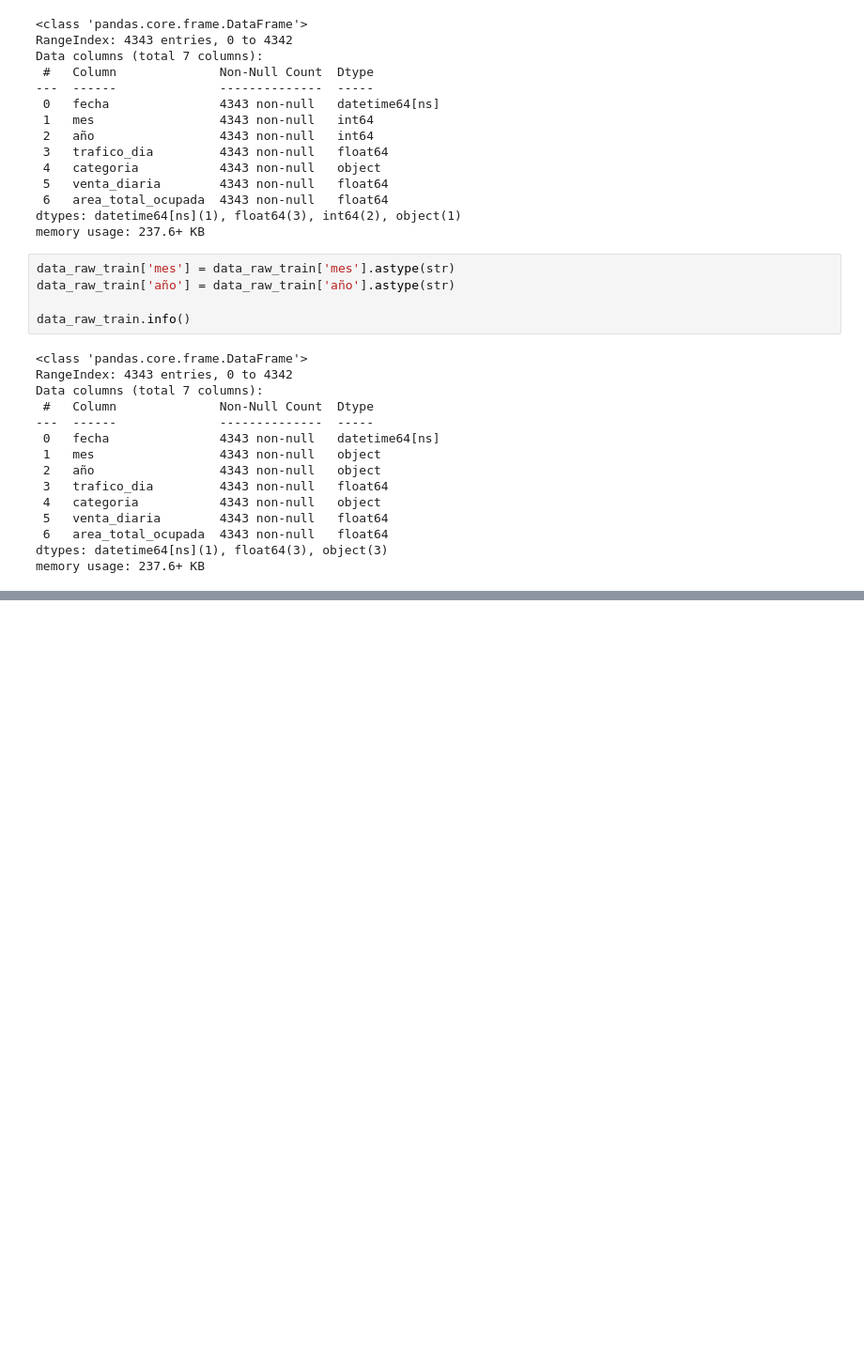
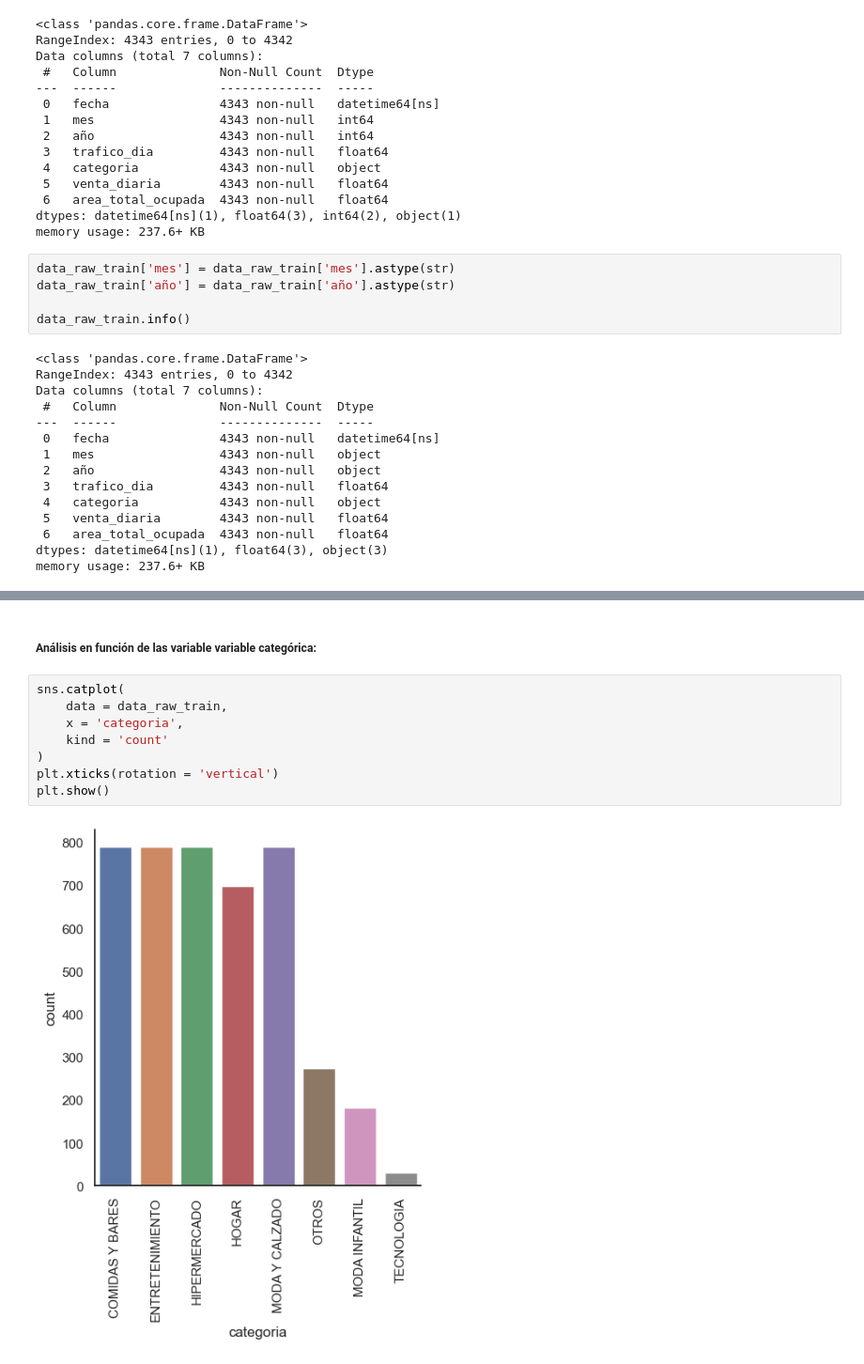
Before and after one commit to sabedoyari/pactia_data_scientist_test, a Jupyter notebook: solucion_caso_de_negocio.ipynb, the cells around one changed output, grey strips where cells are left out. Shown at 94% size. Drawn from its saved outputs; the diff is of its cells as text; blank space fills up the shorter version.

```diff
--- a/solucion_caso_de_negocio.ipynb
+++ b/solucion_caso_de_negocio.ipynb
@@ -84,0 +154,12 @@ Teniendo en cuenta los datos entregados en el conjunto "train", al hacer una an
+# %% [markdown]
+##### Análisis en función de las variable variable categórica:
+# %%
+sns.catplot(
+    data = data_raw_train,
+    x = 'categoria',
+    kind = 'count'
+)
+plt.xticks(rotation = 'vertical')
+plt.show()
+# %% [output]
+[figure, added]
```
Also changed, not shown: parts of 34 cells of this notebook, 1 other file.
